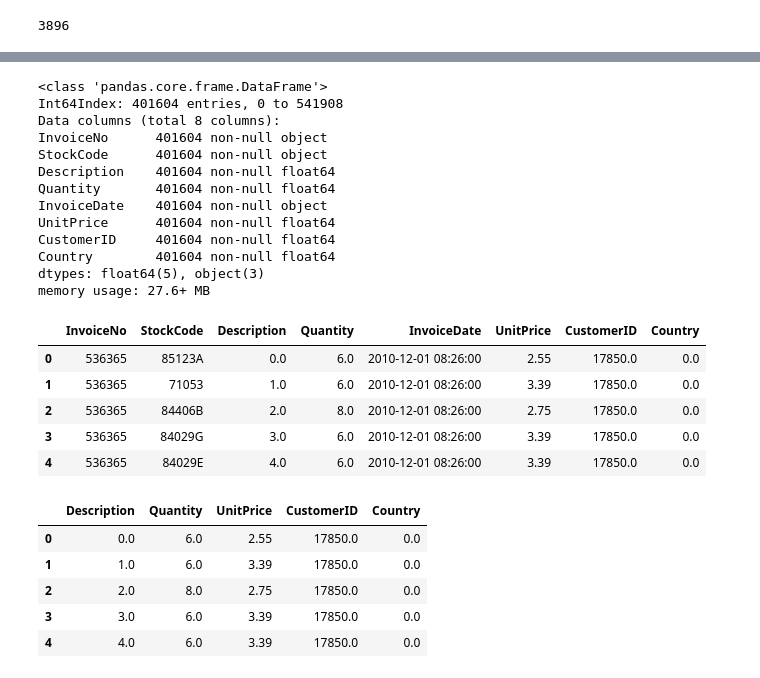
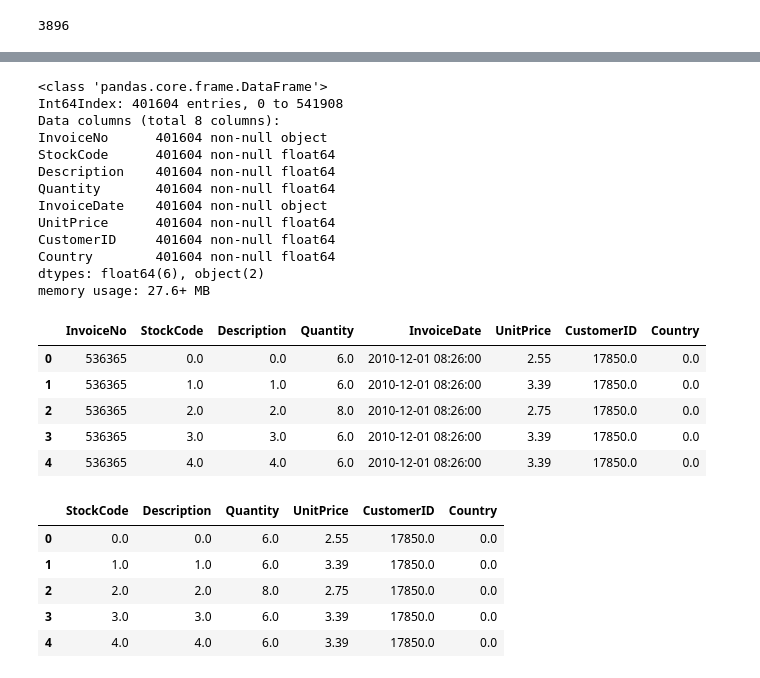
Before and after one commit to SkyNetRecruits/online_retail_dataset, a Jupyter notebook: Untitled.ipynb, the cells around one changed output, grey strips where cells are left out. Cells and saved outputs as stored; diff of their text form; code cells hidden in the pictures.

```diff
--- a/Untitled.ipynb
+++ b/Untitled.ipynb
@@ -136,6 +173,11 @@ np_description = df['Country'].unique()
 i = 0
 for i in range(df['Country'].unique().size):
     df.replace(np_description[i],float(i),inplace = True)
+# %%
+np_description = df['StockCode'].unique()
+i = 0
+for i in range(df['StockCode'].unique().size):
+    df.replace(np_description[i],float(i),inplace = True)
 # %%
 df.info()
 # %% [output]
@@ -143,34 +185,34 @@ df.info()
 Int64Index: 401604 entries, 0 to 541908
 Data columns (total 8 columns):
 InvoiceNo      401604 non-null object
-StockCode      401604 non-null object
+StockCode      401604 non-null float64
 Description    401604 non-null float64
 Quantity       401604 non-null float64
 InvoiceDate    401604 non-null object
 UnitPrice      401604 non-null float64
 CustomerID     401604 non-null float64
 Country        401604 non-null float64
-dtypes: float64(5), object(3)
+dtypes: float64(6), object(2)
 memory usage: 27.6+ MB
 # %%
 df.head()
 # %% [output]
 |  | InvoiceNo | StockCode | Description | Quantity | InvoiceDate | UnitPrice | CustomerID | Country |
-| 0 | 536365 | 85123A | 0.0 | 6.0 | 2010-12-01 08:26:00 | 2.55 | 17850.0 | 0.0 |
-| 1 | 536365 | 71053 | 1.0 | 6.0 | 2010-12-01 08:26:00 | 3.39 | 17850.0 | 0.0 |
-| 2 | 536365 | 84406B | 2.0 | 8.0 | 2010-12-01 08:26:00 | 2.75 | 17850.0 | 0.0 |
-| 3 | 536365 | 84029G | 3.0 | 6.0 | 2010-12-01 08:26:00 | 3.39 | 17850.0 | 0.0 |
-| 4 | 536365 | 84029E | 4.0 | 6.0 | 2010-12-01 08:26:00 | 3.39 | 17850.0 | 0.0 |
+| 0 | 536365 | 0.0 | 0.0 | 6.0 | 2010-12-01 08:26:00 | 2.55 | 17850.0 | 0.0 |
+| 1 | 536365 | 1.0 | 1.0 | 6.0 | 2010-12-01 08:26:00 | 3.39 | 17850.0 | 0.0 |
+| 2 | 536365 | 2.0 | 2.0 | 8.0 | 2010-12-01 08:26:00 | 2.75 | 17850.0 | 0.0 |
+| 3 | 536365 | 3.0 | 3.0 | 6.0 | 2010-12-01 08:26:00 | 3.39 | 17850.0 | 0.0 |
+| 4 | 536365 | 4.0 | 4.0 | 6.0 | 2010-12-01 08:26:00 | 3.39 | 17850.0 | 0.0 |
 # %%
-df = df.drop(['InvoiceNo','StockCode','InvoiceDate'], axis=1)
+df = df.drop(['InvoiceNo','InvoiceDate'], axis=1)
 df.head()
 # %% [output]
-|  | Description | Quantity | UnitPrice | CustomerID | Country |
-| 0 | 0.0 | 6.0 | 2.55 | 17850.0 | 0.0 |
-| 1 | 1.0 | 6.0 | 3.39 | 17850.0 | 0.0 |
-| 2 | 2.0 | 8.0 | 2.75 | 17850.0 | 0.0 |
-| 3 | 3.0 | 6.0 | 3.39 | 17850.0 | 0.0 |
-| 4 | 4.0 | 6.0 | 3.39 | 17850.0 | 0.0 |
+|  | StockCode | Description | Quantity | UnitPrice | CustomerID | Country |
+| 0 | 0.0 | 0.0 | 6.0 | 2.55 | 17850.0 | 0.0 |
+| 1 | 1.0 | 1.0 | 6.0 | 3.39 | 17850.0 | 0.0 |
+| 2 | 2.0 | 2.0 | 8.0 | 2.75 | 17850.0 | 0.0 |
+| 3 | 3.0 | 3.0 | 6.0 | 3.39 | 17850.0 | 0.0 |
+| 4 | 4.0 | 4.0 | 6.0 | 3.39 | 17850.0 | 0.0 |
 # %%
 plt.figure(figsize=(10,5))
 sns.heatmap(df.corr(),annot=True,cmap=sns.cm.rocket_r)
```
Also changed, not shown: parts of 14 cells of this notebook.
